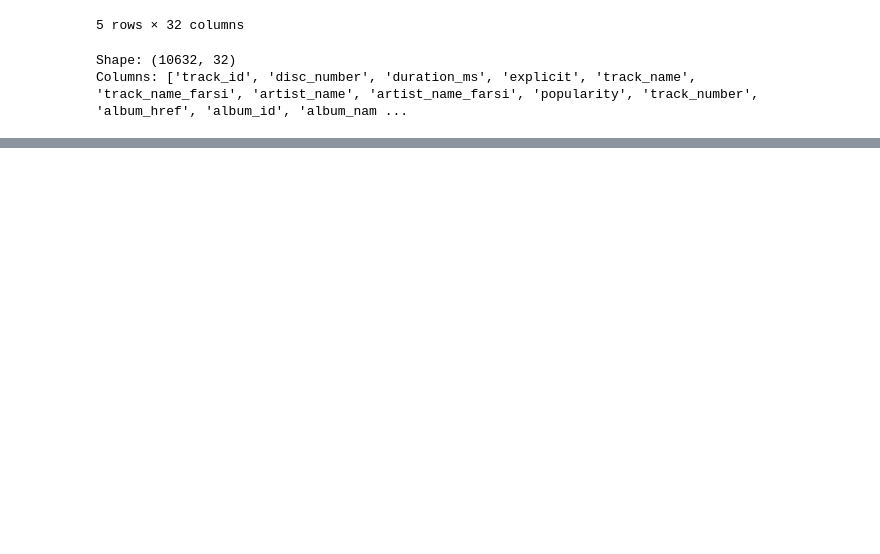
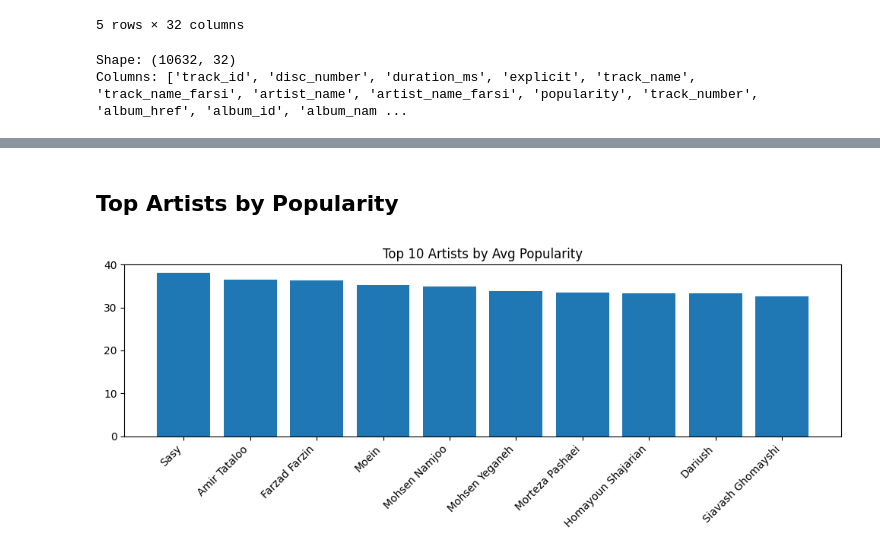
Before and after one commit to KianShokraneh/AI-FinalProject-Spotify, a Jupyter notebook: notebooks/phase-1_eda.ipynb, the cells around one changed output, grey strips where cells are left out. Drawn from its saved outputs; the diff is of its cells as text; code cells hidden in the pictures; blank space fills up the shorter version.

```diff
--- a/notebooks/phase-1_eda.ipynb
+++ b/notebooks/phase-1_eda.ipynb
@@ -32,0 +67,12 @@ Columns: ['track_id', 'disc_number', 'duration_ms', 'explicit', 'track_name', 't
+# %% [markdown]
+## Top Artists by Popularity
+# %%
+top_artists = df.groupby('artist_name')['popularity'].mean().sort_values(ascending=False).head(10)
+plt.figure(figsize=(10, 4))
+plt.bar(top_artists.index, top_artists.values)
+plt.xticks(rotation=45, ha='right')
+plt.title('Top 10 Artists by Avg Popularity')
+plt.tight_layout()
+plt.show()
+# %% [output]
+[figure, added]
```
Also changed, not shown: parts of 9 cells of this notebook, 1 other file.
